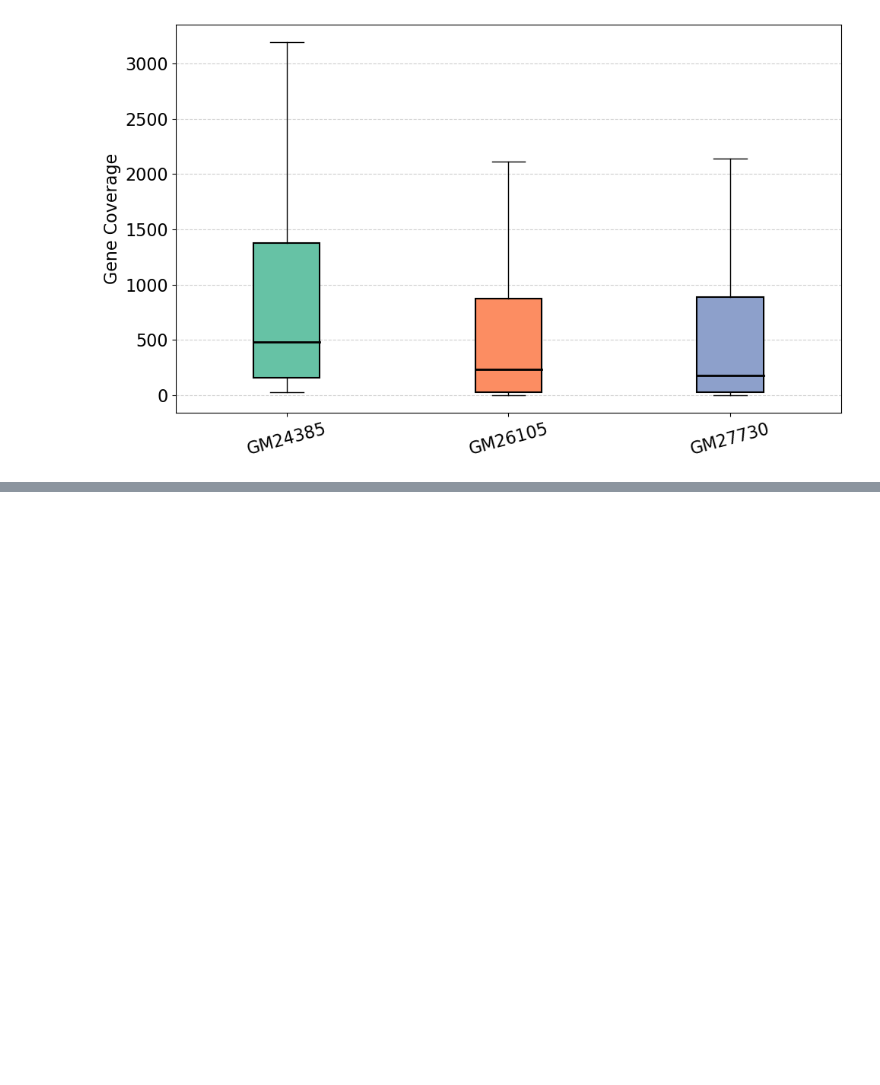
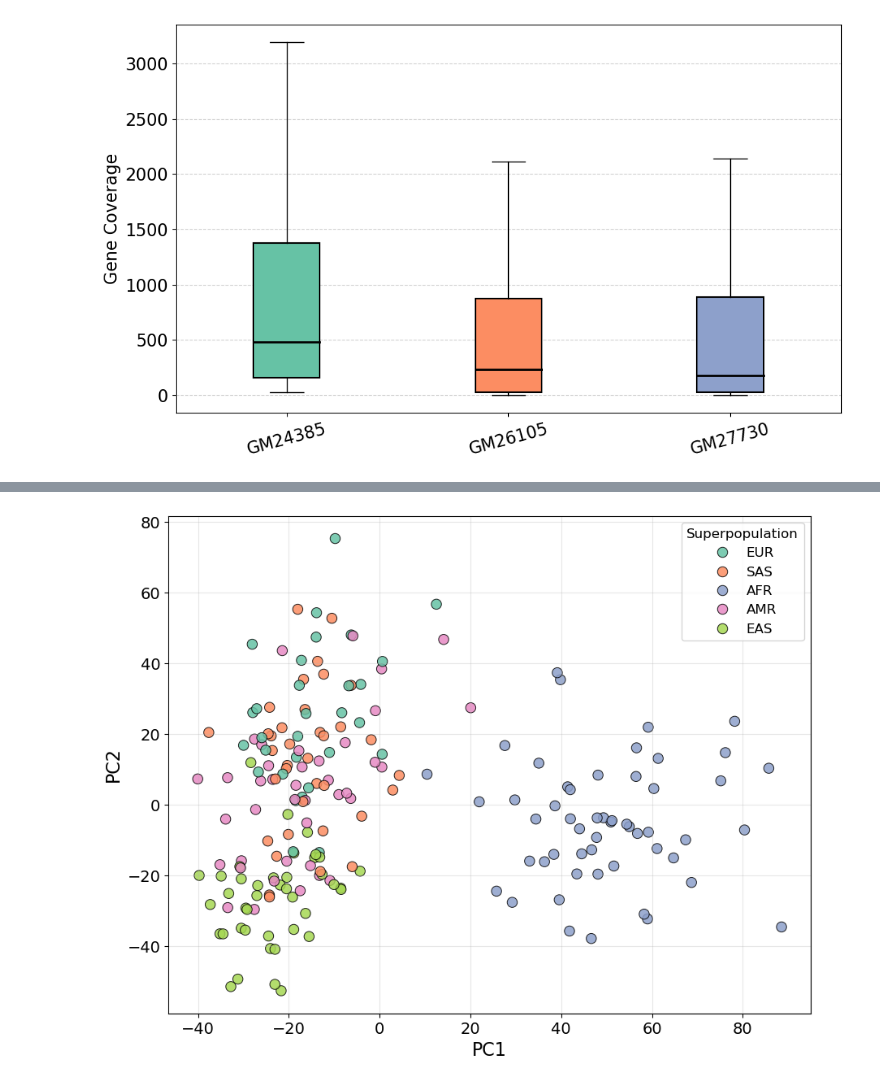
Before and after one commit to huangnengCSU/longcallR_scripts, a Jupyter notebook: manuscript_figures_tables.ipynb, the cells around one changed output, grey strips where cells are left out. Cells and saved outputs as stored; diff of their text form; code cells hidden in the pictures; blank space fills up the shorter version.

```diff
--- a/manuscript_figures_tables.ipynb
+++ b/manuscript_figures_tables.ipynb
@@ -904,0 +918,9 @@ plt.show()
+# %%
+import pandas as pd
+def load_metadata(meta_file):
+    df = pd.read_csv(meta_file, sep='\t', index_col='GenomeID')
+    return df
+
+metafile="250218.HPRCR2.GenomeInfo.tsv"
+biosample=load_metadata(metafile)
+biosample["Superpopulation"].value_counts()
@@ -904,0 +1034,50 @@ plt.show()
+# %%
+import numpy as np
+from sklearn.decomposition import PCA
+import matplotlib.pyplot as plt
+import seaborn as sns
+
+# Step 1: Transform p-values to -log10(p)
+pval_matrix = -np.log10(df_matrix.copy())
+
+# Step 2: Drop specific samples
+pval_matrix = pval_matrix.drop(index=["HG02976", "NA18505"], errors='ignore')
+
+# Step 3: Fill NaNs with 0 (equivalent to p=1)
+pval_matrix = pval_matrix.fillna(0)
+
+# Step 4: Retrieve superpopulation metadata
+superpop = biosample.loc[pval_matrix.index, "Superpopulation"]
+
+# Step 5: PCA
+pca = PCA(n_components=2)
+pca_result = pca.fit_transform(pval_matrix)
+explained_var = pca.explained_variance_ratio_ * 100
+
+pca_df = pd.DataFrame(pca_result, columns=["PC1", "PC2"], index=pval_matrix.index)
+pca_df["superpop"] = superpop
+
+# Step 6: Plot
+plt.figure(figsize=(9, 7))
+sns.scatterplot(
+    data=pca_df,
+    x="PC1",
+    y="PC2",
+    hue="superpop",
+    palette="Set2",
+    s=80,
+    edgecolor='black',
+    alpha=0.85
+)
+
+plt.xlabel(f"PC1", fontsize=16)
+plt.ylabel(f"PC2", fontsize=16)
+plt.legend(title="Superpopulation", fontsize=12, title_fontsize=12)
+plt.xticks(fontsize=14)
+plt.yticks(fontsize=14)
+plt.grid(alpha=0.3)
+plt.tight_layout()
+plt.savefig("Fig3e.svg", format='svg')
+plt.show()
+# %% [output]
+[figure, added]
```
Also changed, not shown: parts of 29 cells of this notebook.
